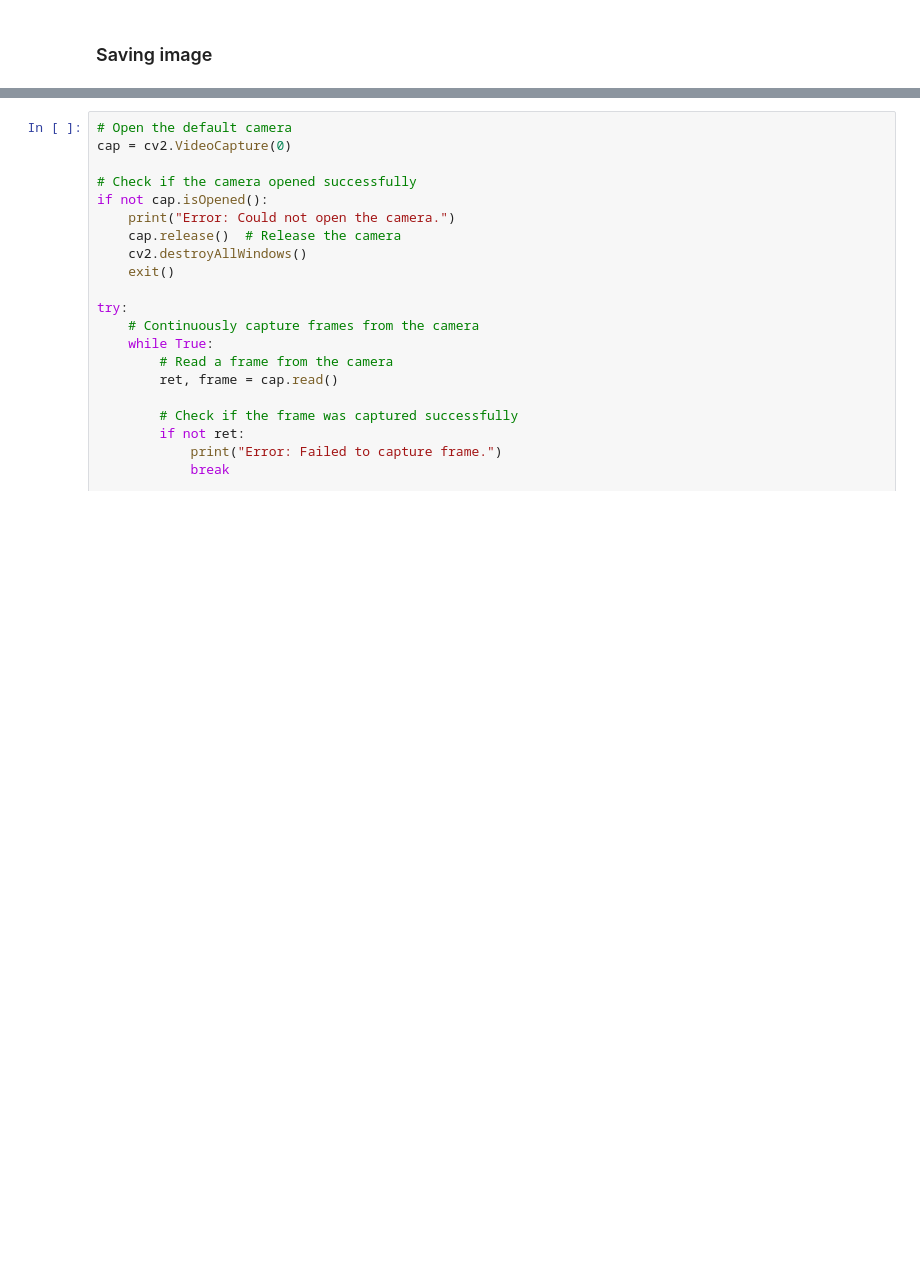
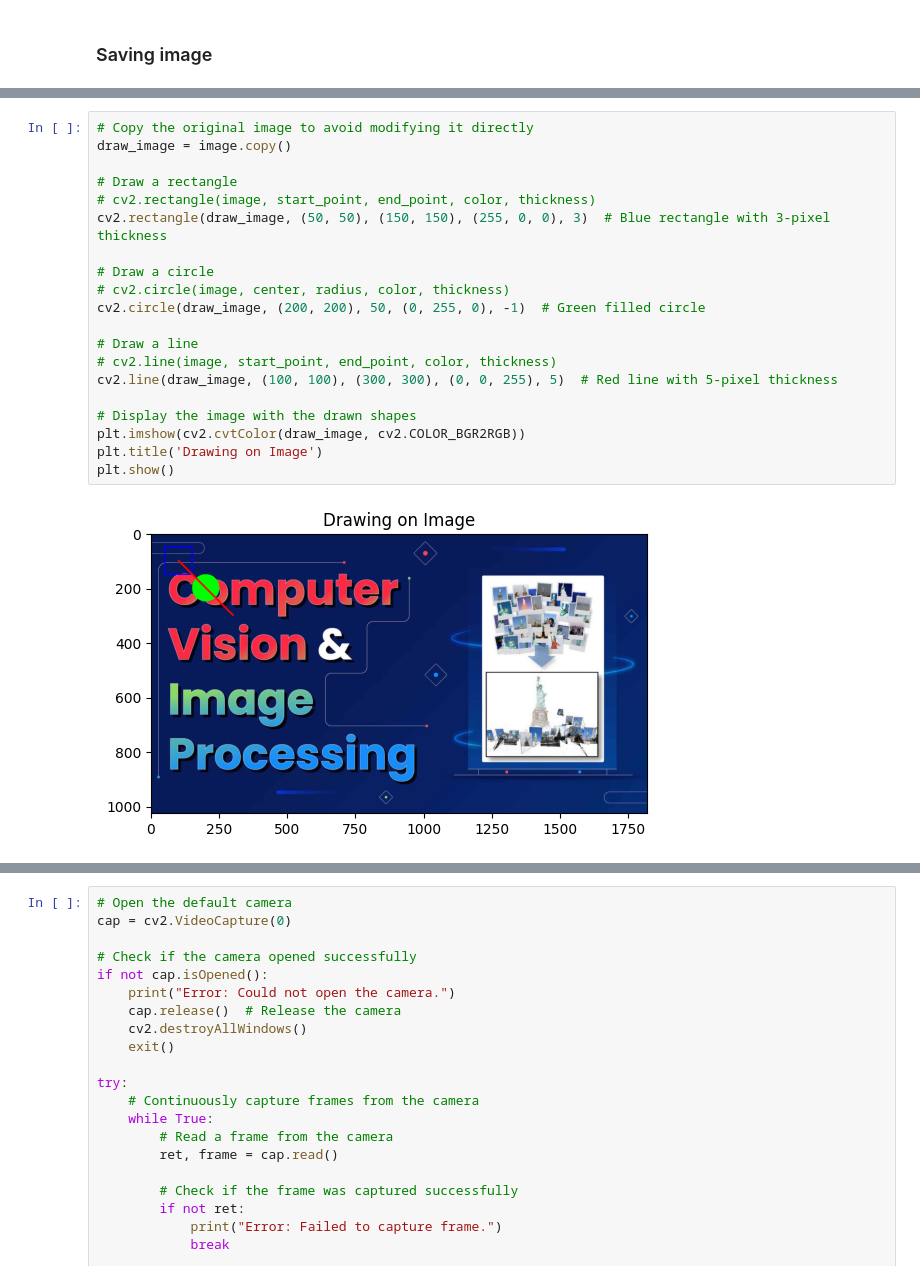
Before and after one commit to Image-Processing-AUT/Introduction-to-Image-Processing, a Jupyter notebook: Untitled.ipynb, the cells around one changed output, grey strips where cells are left out. Saved outputs shown, nothing was run; the diff lists cells and outputs as text; blank space fills up the shorter version.

```diff
--- a/Untitled.ipynb
+++ b/Untitled.ipynb
@@ -341,0 +431,22 @@ True
+# %%
+# Copy the original image to avoid modifying it directly
+draw_image = image.copy()
+
+# Draw a rectangle
+# cv2.rectangle(image, start_point, end_point, color, thickness)
+cv2.rectangle(draw_image, (50, 50), (150, 150), (255, 0, 0), 3)  # Blue rectangle with 3-pixel thickness
+
+# Draw a circle
+# cv2.circle(image, center, radius, color, thickness)
+cv2.circle(draw_image, (200, 200), 50, (0, 255, 0), -1)  # Green filled circle
+
+# Draw a line
+# cv2.line(image, start_point, end_point, color, thickness)
+cv2.line(draw_image, (100, 100), (300, 300), (0, 0, 255), 5)  # Red line with 5-pixel thickness
+
+# Display the image with the drawn shapes
+plt.imshow(cv2.cvtColor(draw_image, cv2.COLOR_BGR2RGB))
+plt.title('Drawing on Image')
+plt.show()
+# %% [output]
+[figure, added]
```
Also changed, not shown: parts of 16 cells of this notebook.
